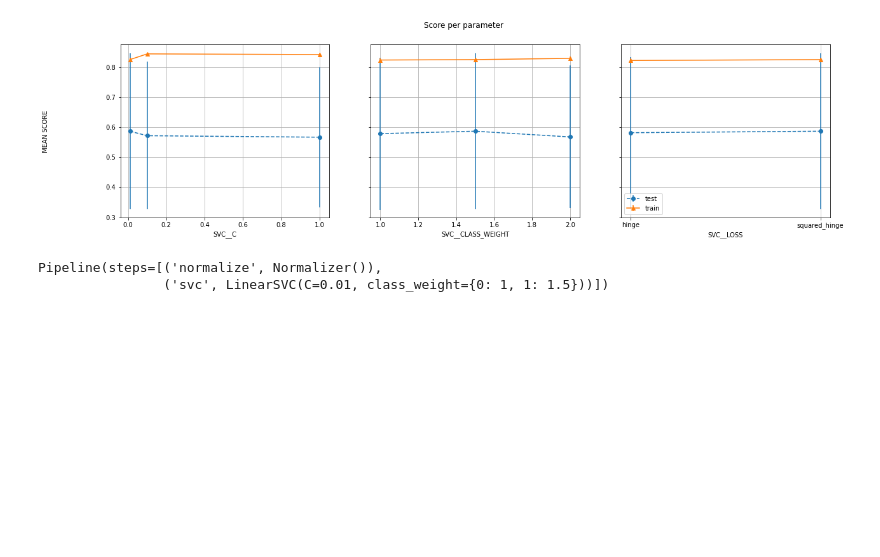
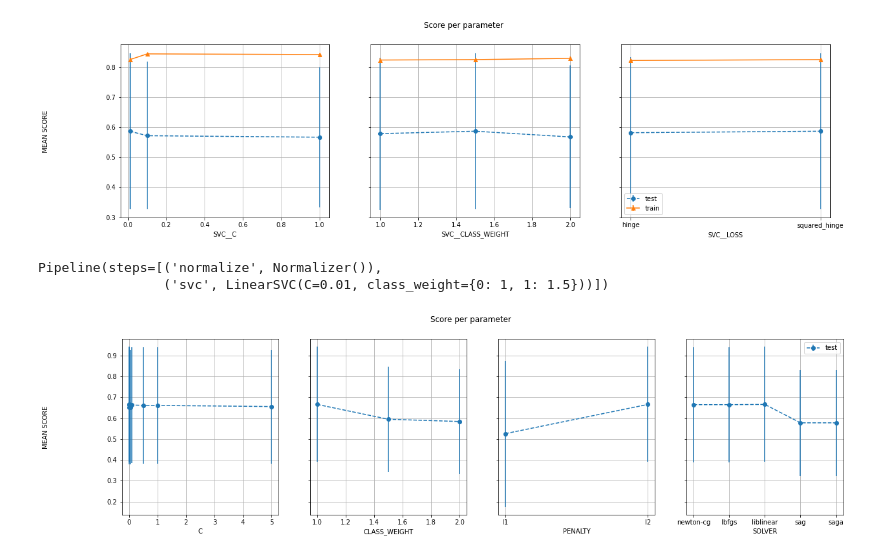
Before and after one commit to mikrzol/ML_bacteriophage_host_predicting, a Jupyter notebook: hyperparameter_tuning.ipynb, the cells around one changed output. Drawn from its saved outputs; the diff is of its cells as text; code cells hidden in the pictures; blank space fills up the shorter version.

Commit message:
add lrc and knn models

```diff
--- a/hyperparameter_tuning.ipynb
+++ b/hyperparameter_tuning.ipynb
@@ -77,8 +77,8 @@ def plot_all_gridsearch_results(grid):
     results = grid.cv_results_
     means_test = results['mean_test_score']
     stds_test = results['std_test_score']
-    means_train = results['mean_train_score']
-    stds_train = results['std_train_score']
+    # means_train = results['mean_train_score']
+    # stds_train = results['std_train_score']
 
     ## Getting indexes of values per hyper-parameter
     masks=[]
@@ -102,10 +102,10 @@ def plot_all_gridsearch_results(grid):
         x = np.array(list(i[1] for i in params[p]) if any(isinstance(i, dict) for i in params[p]) else params[p])
         y_1 = np.array(means_test[best_index])
         e_1 = np.array(stds_test[best_index])
-        y_2 = np.array(means_train[best_index])
-        e_2 = np.array(stds_train[best_index])
+        # y_2 = np.array(means_train[best_index])
+        # e_2 = np.array(stds_train[best_index])
         ax[i].errorbar(x, y_1, e_1, linestyle='--', marker='o', label='test')
-        ax[i].errorbar(x, y_2, e_2, linestyle='-', marker='^',label='train' )
+        # ax[i].errorbar(x, y_2, e_2, linestyle='-', marker='^',label='train' )
         ax[i].set_xlabel(p.upper())
         ax[i].grid('on')
 
@@ -151,0 +165,15 @@ dump(clf_rfc, 'test/dfs&results/clf_rfc.joblib')
+# %%
+from sklearn.model_selection import GridSearchCV
+from sklearn.model_selection import LeaveOneGroupOut
+from sklearn.linear_model import LogisticRegression
+
+logo = LeaveOneGroupOut()
+params = {'penalty': ['none', 'l1', 'l2', 'elasticnet'],
+            'C': [0.001, 0.005, 0.01, 0.05, 0.1, 0.5, 1, 5],
+            'class_weight': [{0:1, 1:1}, {0:1, 1:1.5}, {0:1, 1:2}],
+            'solver': ['newton-cg', 'lbfgs', 'liblinear', 'sag', 'saga']}
+
+lrc = LogisticRegression()
+# %%
+clf_lrc = GridSearchCV(lrc, params, scoring='f1', cv=logo, n_jobs=-1, verbose=2)
+clf_lrc.fit(X_learning, y_learning, groups=groups)
@@ -434,3 +509,7 @@ clf_lin_svc.best_estimator_
 # %% [output]
 Pipeline(steps=[('normalize', Normalizer()),
                 ('svc', LinearSVC(C=0.01, class_weight={0: 1, 1: 1.5}))])
+# %%
+plot_all_gridsearch_results(clf_lrc)
+# %% [output]
+[figure, added]
```
Also changed, not shown: parts of 13 cells of this notebook.
